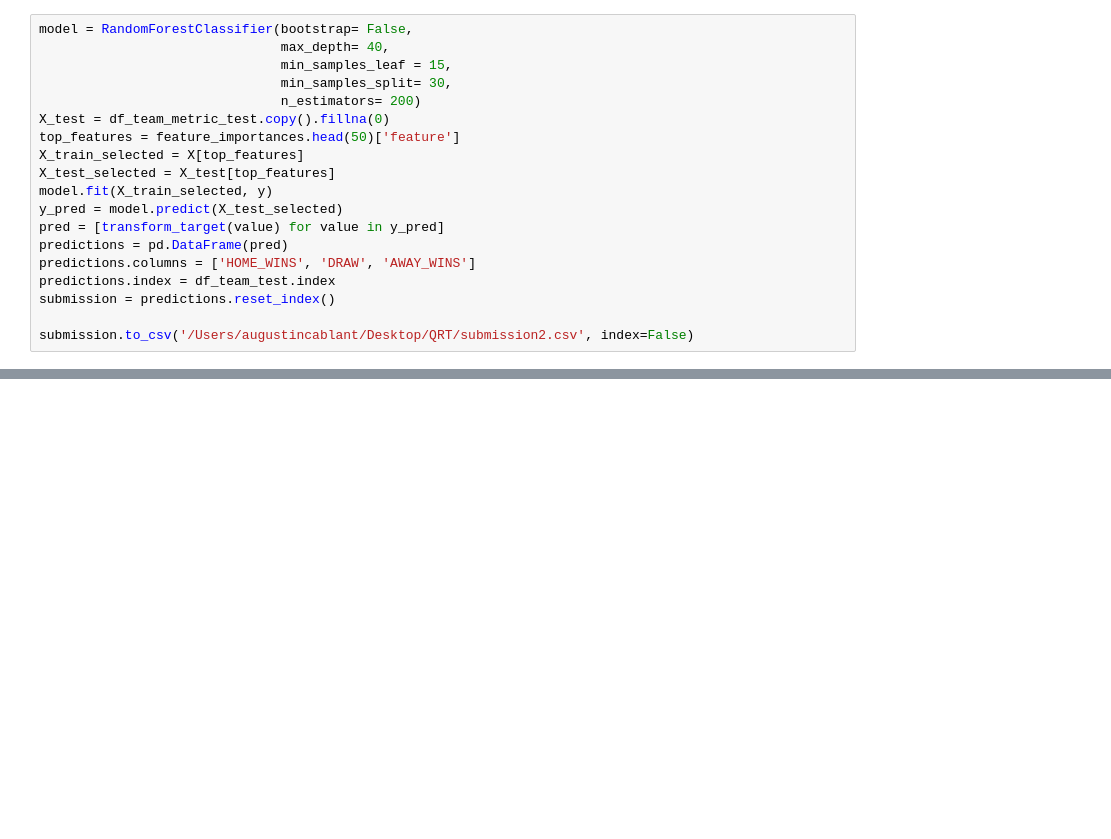
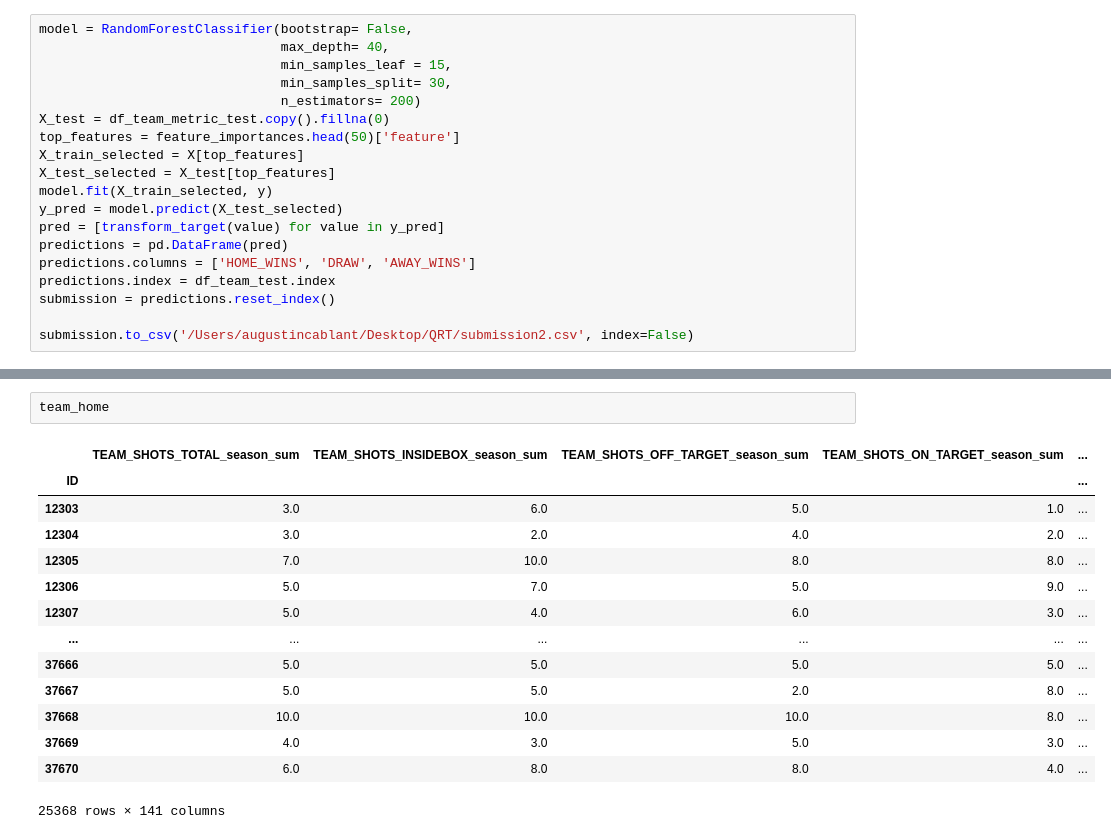
Before and after one commit to AugustinCablant/Data-Challenge-QRT, a Jupyter notebook: QRT-2024/EDA.ipynb, the cells around one changed output, grey strips where cells are left out. Cells and saved outputs as stored; diff of their text form; blank space fills up the shorter version.

```diff
--- a/QRT-2024/EDA.ipynb
+++ b/QRT-2024/EDA.ipynb
@@ -225,0 +253,17 @@ submission.to_csv('/Users/augustincablant/Desktop/QRT/submission2.csv', index=Fa
+# %%
+team_home
+# %% [output]
+|  | TEAM_SHOTS_TOTAL_season_sum | TEAM_SHOTS_INSIDEBOX_season_sum | TEAM_SHOTS_OFF_TARGET_season_sum | TEAM_SHOTS_ON_TARGET_season_sum | ... |
+| ID |  |  |  |  | ... |
+| 12303 | 3.0 | 6.0 | 5.0 | 1.0 | ... |
+| 12304 | 3.0 | 2.0 | 4.0 | 2.0 | ... |
+| 12305 | 7.0 | 10.0 | 8.0 | 8.0 | ... |
+| 12306 | 5.0 | 7.0 | 5.0 | 9.0 | ... |
+| 12307 | 5.0 | 4.0 | 6.0 | 3.0 | ... |
+| ... | ... | ... | ... | ... | ... |
+| 37666 | 5.0 | 5.0 | 5.0 | 5.0 | ... |
+| 37667 | 5.0 | 5.0 | 2.0 | 8.0 | ... |
+| 37668 | 10.0 | 10.0 | 10.0 | 8.0 | ... |
+| 37669 | 4.0 | 3.0 | 5.0 | 3.0 | ... |
+| 37670 | 6.0 | 8.0 | 8.0 | 4.0 | ... |
+25368 rows × 141 columns
```
Also changed, not shown: parts of 5 cells of this notebook.
